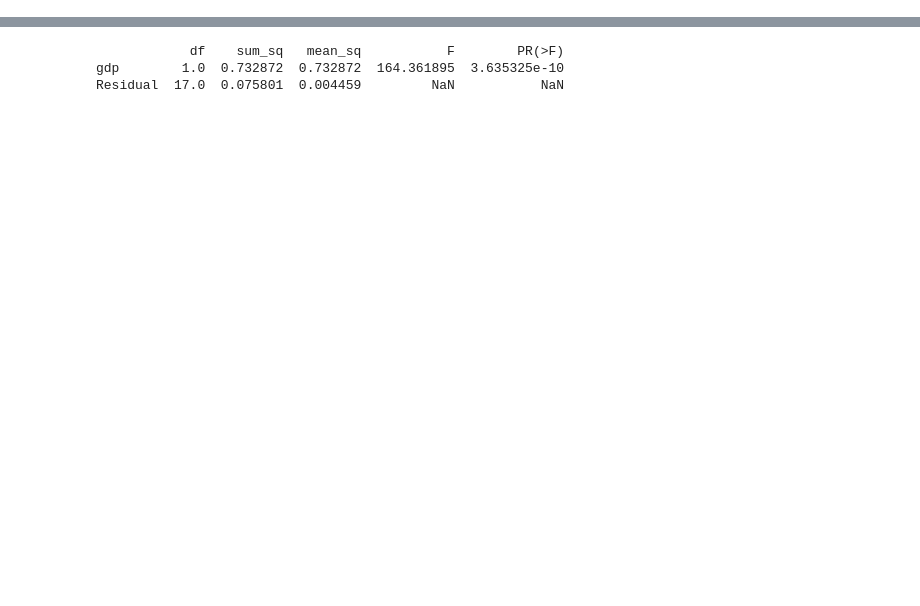
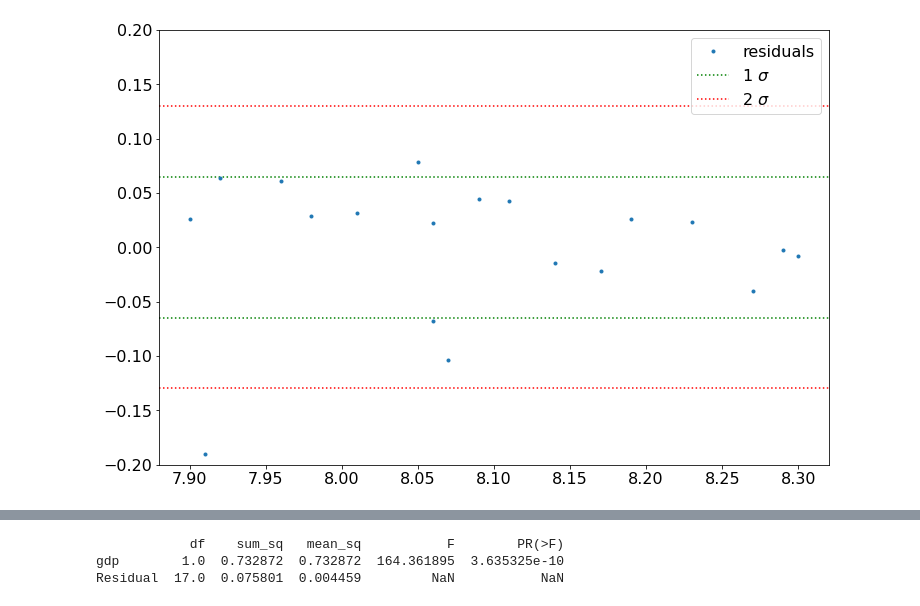
Before and after one commit to ZacharySBrown/vcu-scma440-2021q1, a Jupyter notebook: examples/5_simple_regression.ipynb, the cells around one changed output, grey strips where cells are left out. Saved outputs shown, nothing was run; the diff lists cells and outputs as text; code cells hidden in the pictures; blank space fills up the shorter version.

```diff
--- a/examples/5_simple_regression.ipynb
+++ b/examples/5_simple_regression.ipynb
@@ -74,0 +106,20 @@ results.mse_model/results.mse_resid
+# %%
+# Get the residual values
+residual = results.resid
+
+# Compute the STD of the residuals
+residual_std =  residual.std()
+
+# Plot the residuals
+plt.plot(gdp_pcv['gdp'], residual, linestyle='', marker='.')
+
+# Plot a horizontal line for
+# both one and two STD
+plt.ylim(-0.2, 0.2)
+x_min, x_max = plt.xlim()
+plt.hlines([-1*residual_std, 1*residual_std], x_min, x_max, color='green', linestyle='dotted')
+plt.hlines([-2*residual_std, 2*residual_std], x_min, x_max, color='red', linestyle='dotted')
+plt.xlim(x_min, x_max)
+my_figure = plt.legend(['residuals', '1 $\sigma$', '2 $\sigma$'])
+# %% [output]
+[figure, added]
```
Also changed, not shown: parts of 27 cells of this notebook.
